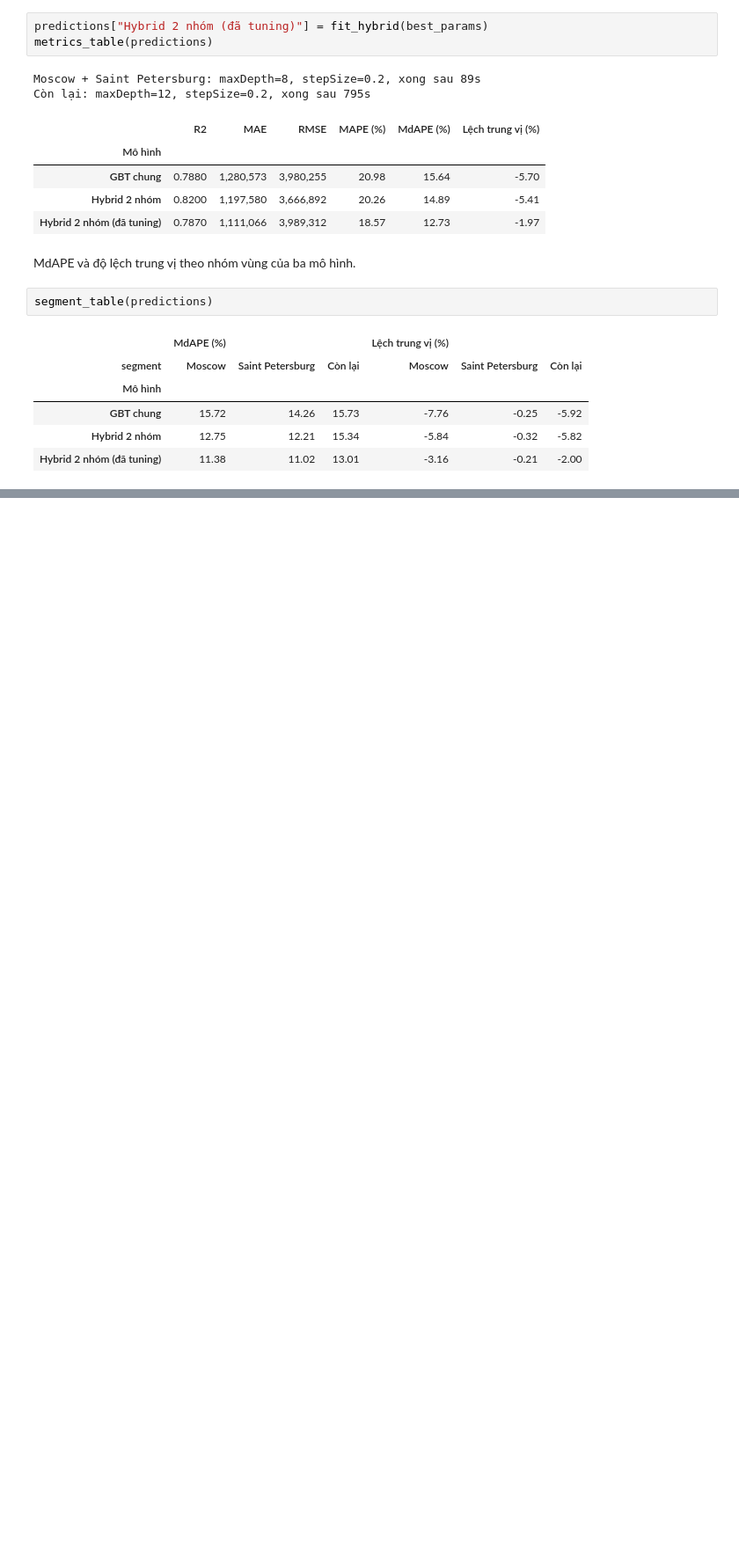
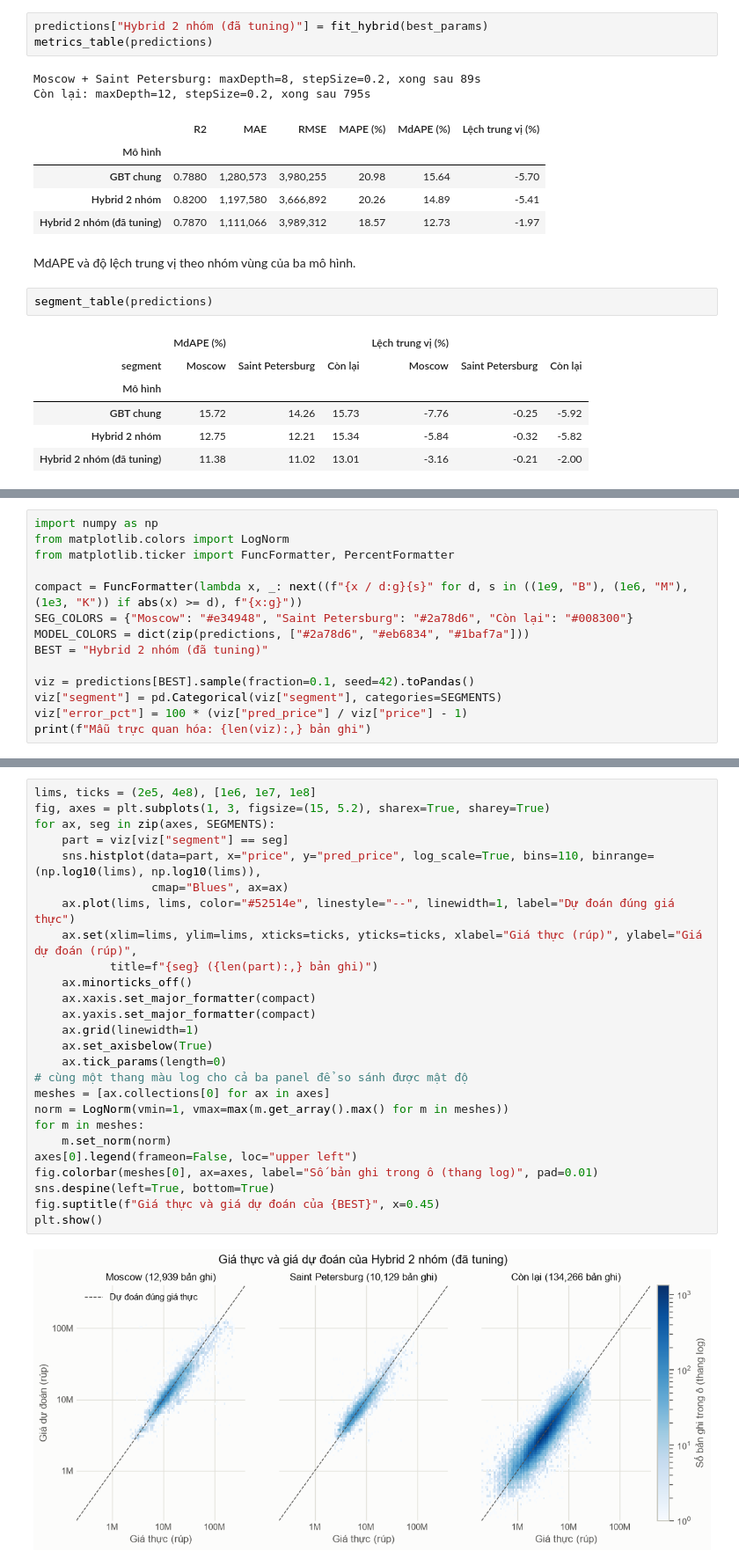
Before and after one commit to thiennguyen37-qn/Russian_Real_Estate, a Jupyter notebook: notebooks/04_modeling.ipynb, the cells around one changed output, grey strips where cells are left out. Shown at 88% size. Drawn from its saved outputs; the diff is of its cells as text; blank space fills up the shorter version.

```diff
--- a/notebooks/04_modeling.ipynb
+++ b/notebooks/04_modeling.ipynb
@@ -352,0 +357,14 @@ segment_table(predictions)
+# %%
+import numpy as np
+from matplotlib.colors import LogNorm
+from matplotlib.ticker import FuncFormatter, PercentFormatter
+
+compact = FuncFormatter(lambda x, _: next((f"{x / d:g}{s}" for d, s in ((1e9, "B"), (1e6, "M"), (1e3, "K")) if abs(x) >= d), f"{x:g}"))
+SEG_COLORS = {"Moscow": "#e34948", "Saint Petersburg": "#2a78d6", "Còn lại": "#008300"}
+MODEL_COLORS = dict(zip(predictions, ["#2a78d6", "#eb6834", "#1baf7a"]))
+BEST = "Hybrid 2 nhóm (đã tuning)"
+
+viz = predictions[BEST].sample(fraction=0.1, seed=42).toPandas()
+viz["segment"] = pd.Categorical(viz["segment"], categories=SEGMENTS)
+viz["error_pct"] = 100 * (viz["pred_price"] / viz["price"] - 1)
+print(f"Mẫu trực quan hóa: {len(viz):,} bản ghi")
@@ -352,0 +375,28 @@ segment_table(predictions)
+# %%
+lims, ticks = (2e5, 4e8), [1e6, 1e7, 1e8]
+fig, axes = plt.subplots(1, 3, figsize=(15, 5.2), sharex=True, sharey=True)
+for ax, seg in zip(axes, SEGMENTS):
+    part = viz[viz["segment"] == seg]
+    sns.histplot(data=part, x="price", y="pred_price", log_scale=True, bins=110, binrange=(np.log10(lims), np.log10(lims)),
+                 cmap="Blues", ax=ax)
+    ax.plot(lims, lims, color="#52514e", linestyle="--", linewidth=1, label="Dự đoán đúng giá thực")
+    ax.set(xlim=lims, ylim=lims, xticks=ticks, yticks=ticks, xlabel="Giá thực (rúp)", ylabel="Giá dự đoán (rúp)",
+           title=f"{seg} ({len(part):,} bản ghi)")
+    ax.minorticks_off()
+    ax.xaxis.set_major_formatter(compact)
+    ax.yaxis.set_major_formatter(compact)
+    ax.grid(linewidth=1)
+    ax.set_axisbelow(True)
+    ax.tick_params(length=0)
+# cùng một thang màu log cho cả ba panel để so sánh được mật độ
+meshes = [ax.collections[0] for ax in axes]
+norm = LogNorm(vmin=1, vmax=max(m.get_array().max() for m in meshes))
+for m in meshes:
+    m.set_norm(norm)
+axes[0].legend(frameon=False, loc="upper left")
+fig.colorbar(meshes[0], ax=axes, label="Số bản ghi trong ô (thang log)", pad=0.01)
+sns.despine(left=True, bottom=True)
+fig.suptitle(f"Giá thực và giá dự đoán của {BEST}", x=0.45)
+plt.show()
+# %% [output]
+[figure, added]
```
Also changed, not shown: parts of 9 cells of this notebook.
